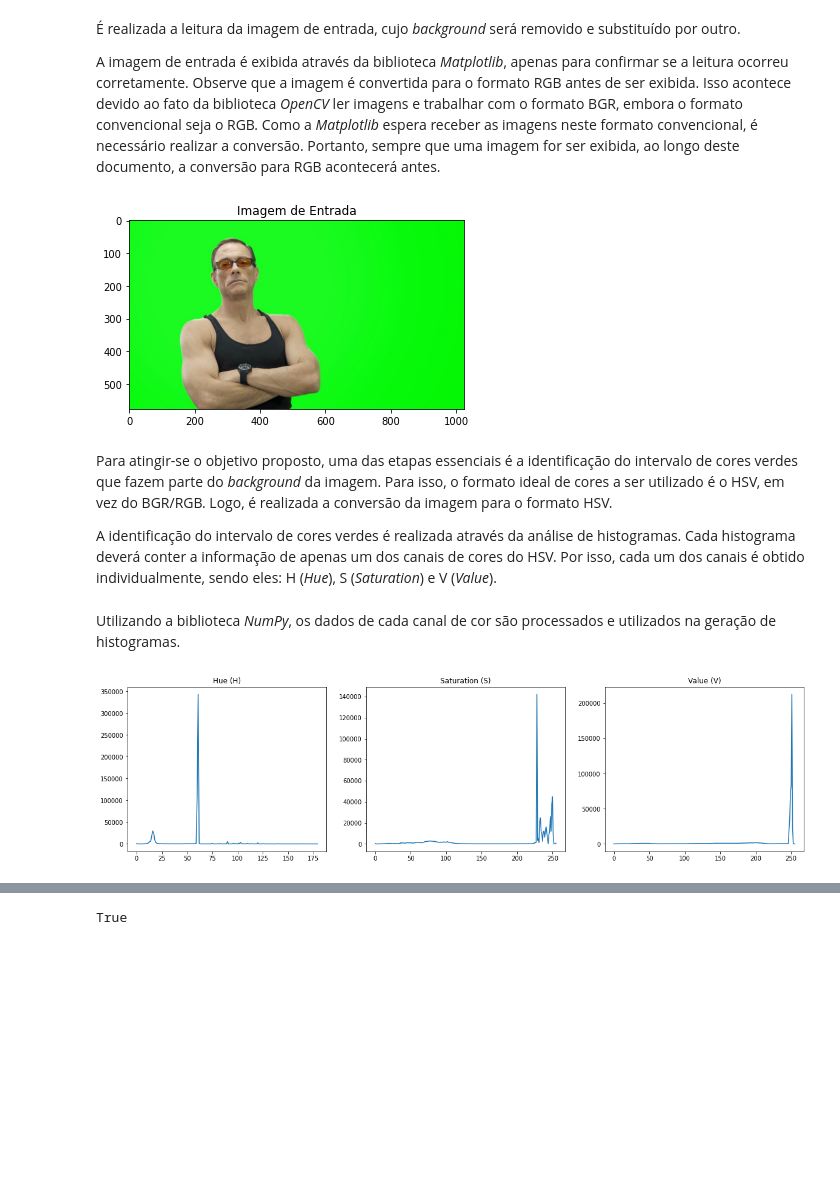
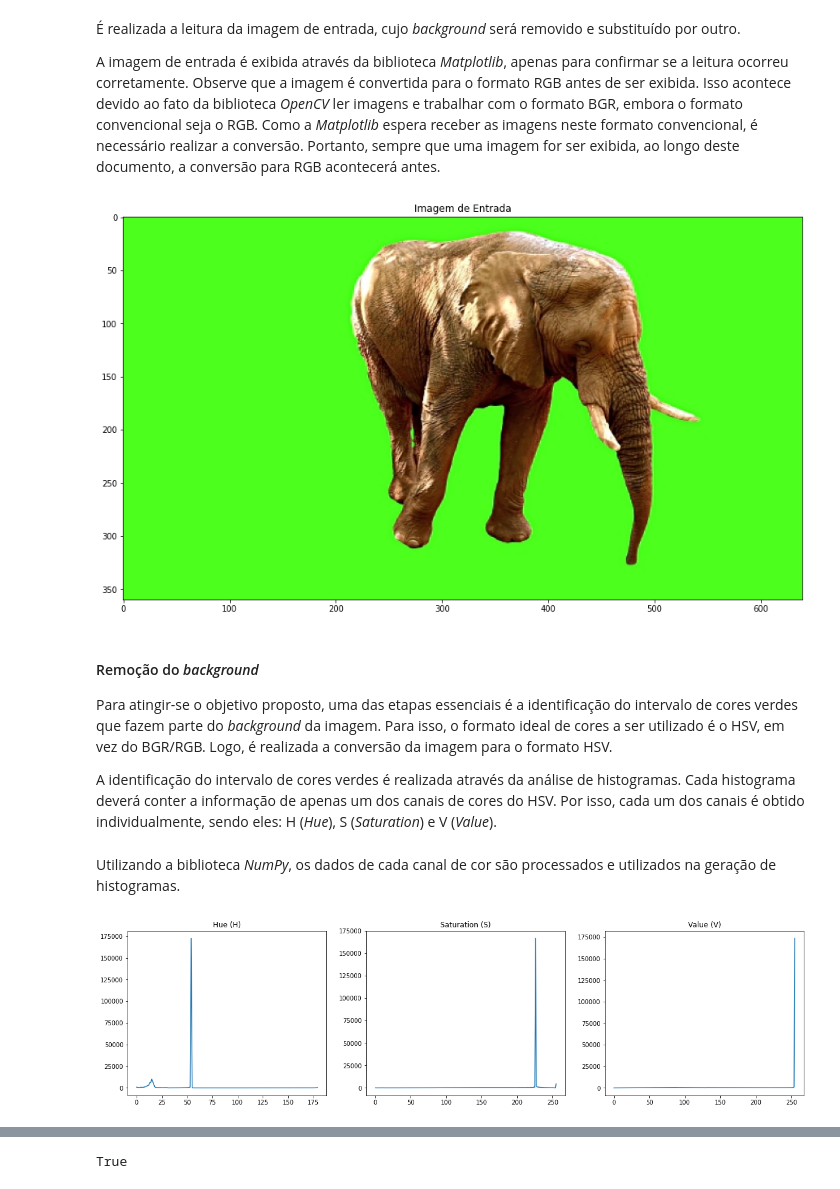
Before and after one commit to JV-Amorim/background-swapper, a Jupyter notebook: background-swapper.ipynb, the cells around one changed output, grey strips where cells are left out. Drawn from its saved outputs; the diff is of its cells as text; code cells hidden in the pictures; blank space fills up the shorter version.

```diff
--- a/background-swapper.ipynb
+++ b/background-swapper.ipynb
@@ -15,7 +17,7 @@ import numpy as np
 # %% [markdown]
 Além disso, são declaradas algumas constantes, sendo elas: caminho da imagem de entrada, caminho da imagem de _background_ e diretório onde a imagem de saída será salva.
 # %%
-INPUT_IMG_PATH = 'input/vandamme3.jpg'
+INPUT_IMG_PATH = 'input/elefante.jpg'
 BACKGROUND_IMG_PATH = 'input/background2.jpg'
 OUTPUT_IMG_DIR = 'output/'
 # %% [markdown]
@@ -25,12 +27,15 @@ A imagem de entrada é exibida através da biblioteca _Matplotlib_, apenas para
 # %%
 input_img = cv2.imread(INPUT_IMG_PATH)
 
+plt.figure(figsize=(15, 15))
 plt.title('Imagem de Entrada')
 plt.imshow(cv2.cvtColor(input_img, cv2.COLOR_BGR2RGB))
 plt.show()
 # %% [output]
-[figure, old version]
+[figure, new version]
 # %% [markdown]
+#### Remoção do _background_
+
 Para atingir-se o objetivo proposto, uma das etapas essenciais é a identificação do intervalo de cores verdes que fazem parte do _background_ da imagem. Para isso, o formato ideal de cores a ser utilizado é o HSV, em vez do BGR/RGB. Logo, é realizada a conversão da imagem para o formato HSV.
 
 A identificação do intervalo de cores verdes é realizada através da análise de histogramas. Cada histograma deverá conter a informação de apenas um dos canais de cores do HSV. Por isso, cada um dos canais é obtido individualmente, sendo eles: H (_Hue_), S (_Saturation_) e V (_Value_).
@@ -60,7 +65,7 @@ plt.title('Value (V)')
 
 plt.show()
 # %% [output]
-[figure, old version]
+[figure, new version]
 # %% [markdown]
 Através da análise dos histogramas acima, é possível observar certos valores que ocorrem centenas de milhares de vezes (observe os picos e os valores próximos a eles). Essas valores são justamente das cores do _background_ da imagem de entrada.
 
```
Also changed, not shown: parts of 15 cells of this notebook.
